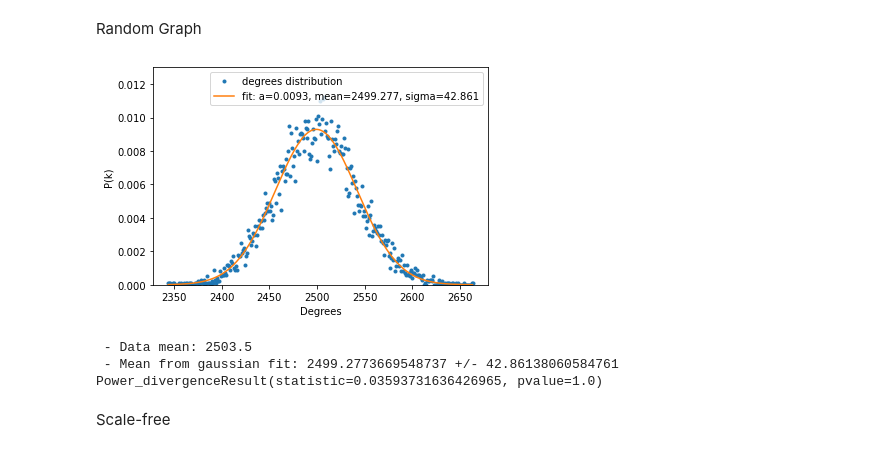
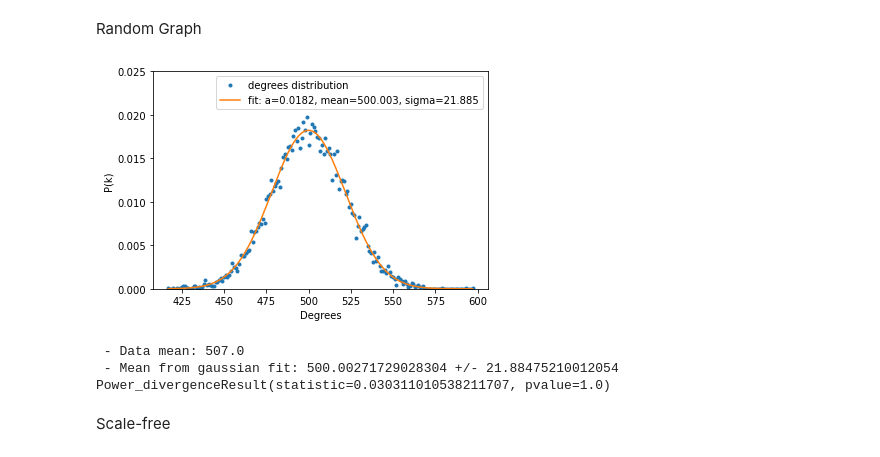
Before and after one commit to Ferri-00/Esame-Complessi, a Jupyter notebook: degree_distributions.ipynb, the cells around one changed output. Cells and saved outputs as stored; diff of their text form; code cells hidden in the pictures.

```diff
--- a/degree_distributions.ipynb
+++ b/degree_distributions.ipynb
@@ -87,7 +87,7 @@ def barabasi_albert(n, m, seed=None, initial_graph=None):
 Random Graph
 # %%
 N = int(1e4)
-P = 0.25
+P = 0.05
 
 G_r = nx.erdos_renyi_graph(N, P)
 while min([d for n, d in G_r.degree()]) == 0:
@@ -108,34 +108,34 @@ for i in range(len(p)):
 # %%
 def gaus_law(x, a, mu=0, sigma=1):
     return a*np.exp(-(x-mu)**2/(2*sigma**2))
 
 poptGaus, pcovGaus = curve_fit(gaus_law, k, p,
                                p0 = [1,k_mean, 1])
 
 fit_function = gaus_law(k, *poptGaus)
 
 fig, ax = plt.subplots()
 
 ax.plot(k, p, '.', label = 'degrees distribution')
 ax.plot(k, fit_function, '-',
         label = f"fit: a={round(poptGaus[0],4)}, mean={round(poptGaus[1],3)}, sigma={round(poptGaus[2],3)}")
-plt.ylim([0., 0.013])
+plt.ylim([0., 0.025])
 
 ax.set_xlabel("Degrees")
 ax.set_ylabel("P(k)")
 ax.legend()
 
 plt.show()
 
 print(" - Data mean:", k_mean)
 print(" - Mean from gaussian fit:", poptGaus[1], '+/-', poptGaus[2])
 
 print(stats.chisquare(p,fit_function))
 # %% [output]
-[figure, old version]
+[figure, new version]
- - Data mean: 2503.5
- - Mean from gaussian fit: 2499.2773669548737 +/- 42.86138060584761
-Power_divergenceResult(statistic=0.03593731636426965, pvalue=1.0)
+ - Data mean: 507.0
+ - Mean from gaussian fit: 500.00271729028304 +/- 21.88475210012054
+Power_divergenceResult(statistic=0.030311010538211707, pvalue=1.0)
 # %% [markdown]
 Scale-free
 # %%
```
